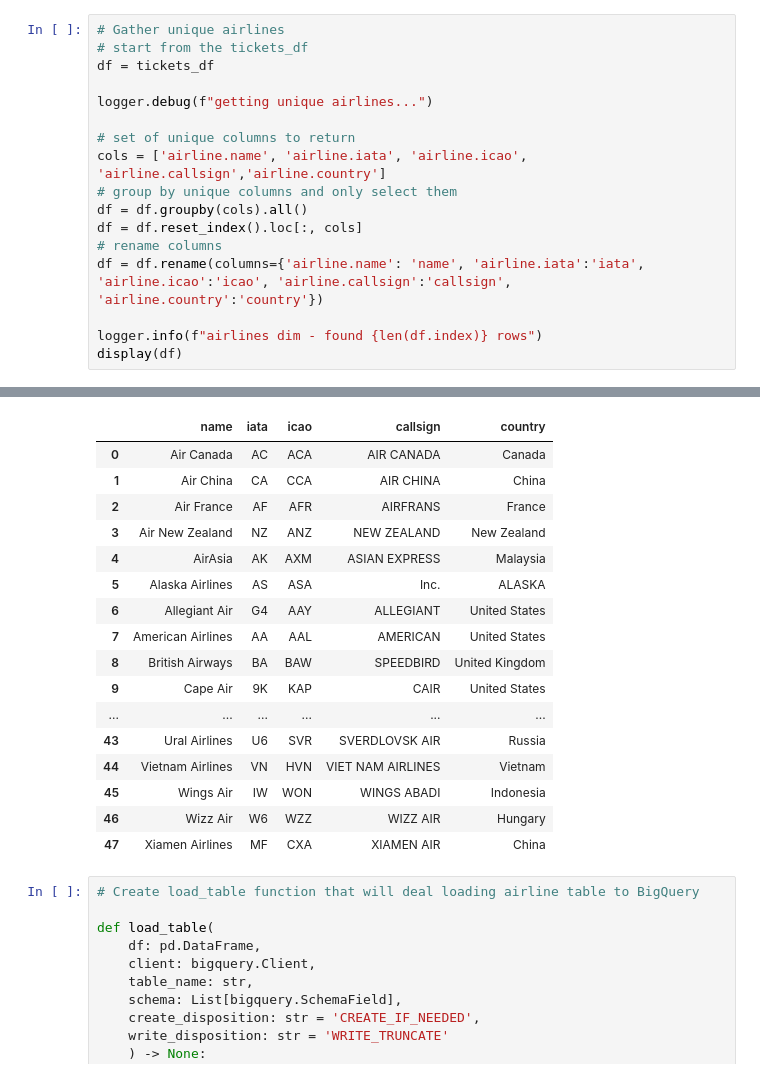
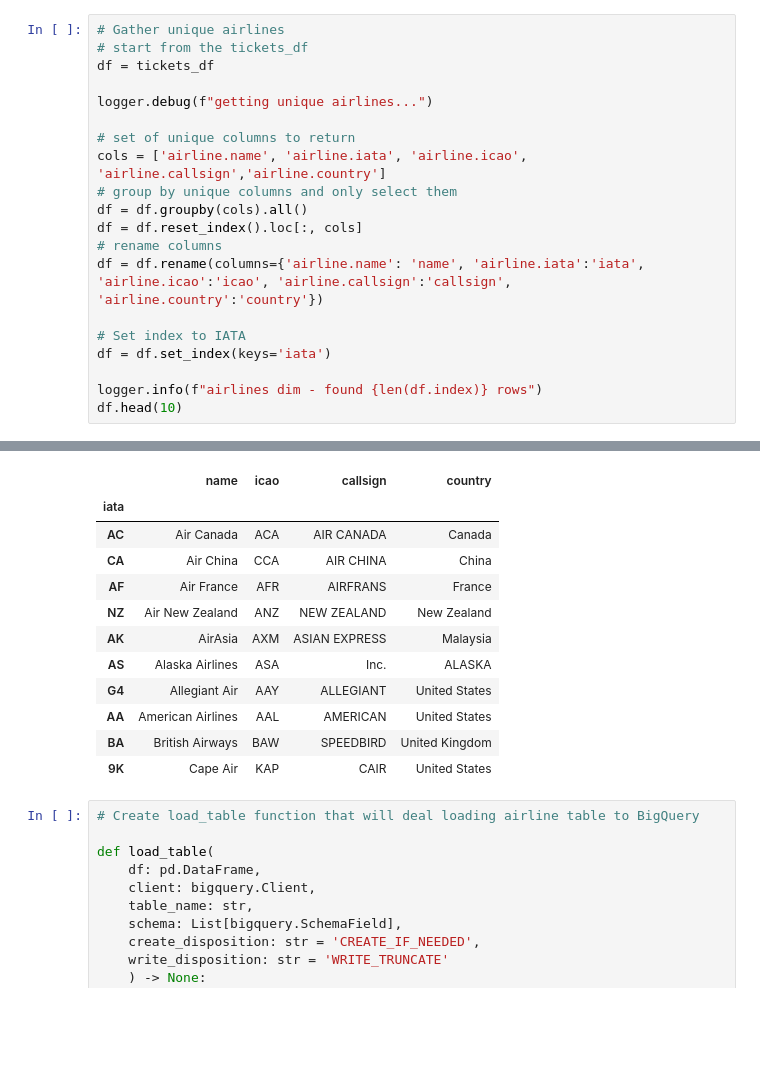
Before and after one commit to philiprobertovich/data-modeling, a Jupyter notebook: main.ipynb, the cells around one changed output, grey strips where cells are left out. Drawn from its saved outputs; the diff is of its cells as text; blank space fills up the shorter version.

```diff
--- a/main.ipynb
+++ b/main.ipynb
@@ -146,6 +147,9 @@ df = df.reset_index().loc[:, cols]
 # rename columns
 df = df.rename(columns={'airline.name': 'name', 'airline.iata':'iata', 'airline.icao':'icao', 'airline.callsign':'callsign', 'airline.country':'country'})
 
+# Set index to IATA
+df = df.set_index(keys='iata')
+
 logger.info(f"airlines dim - found {len(df.index)} rows")
-display(df)
+df.head(10)
 # %% [output]
@@ -154,20 +158,15 @@ display(df)
-|  | name | iata | icao | callsign | country |
-| 0 | Air Canada | AC | ACA | AIR CANADA | Canada |
-| 1 | Air China | CA | CCA | AIR CHINA | China |
-| 2 | Air France | AF | AFR | AIRFRANS | France |
-| 3 | Air New Zealand | NZ | ANZ | NEW ZEALAND | New Zealand |
-| 4 | AirAsia | AK | AXM | ASIAN EXPRESS | Malaysia |
-| 5 | Alaska Airlines | AS | ASA | Inc. | ALASKA |
-| 6 | Allegiant Air | G4 | AAY | ALLEGIANT | United States |
-| 7 | American Airlines | AA | AAL | AMERICAN | United States |
-| 8 | British Airways | BA | BAW | SPEEDBIRD | United Kingdom |
-| 9 | Cape Air | 9K | KAP | CAIR | United States |
-| ... | ... | ... | ... | ... | ... |
-| 43 | Ural Airlines | U6 | SVR | SVERDLOVSK AIR | Russia |
-| 44 | Vietnam Airlines | VN | HVN | VIET NAM AIRLINES | Vietnam |
-| 45 | Wings Air | IW | WON | WINGS ABADI | Indonesia |
-| 46 | Wizz Air | W6 | WZZ | WIZZ AIR | Hungary |
-| 47 | Xiamen Airlines | MF | CXA | XIAMEN AIR | China |
+|  | name | icao | callsign | country |
+| iata |  |  |  |  |
+| AC | Air Canada | ACA | AIR CANADA | Canada |
+| CA | Air China | CCA | AIR CHINA | China |
+| AF | Air France | AFR | AIRFRANS | France |
+| NZ | Air New Zealand | ANZ | NEW ZEALAND | New Zealand |
+| AK | AirAsia | AXM | ASIAN EXPRESS | Malaysia |
+| AS | Alaska Airlines | ASA | Inc. | ALASKA |
+| G4 | Allegiant Air | AAY | ALLEGIANT | United States |
+| AA | American Airlines | AAL | AMERICAN | United States |
+| BA | British Airways | BAW | SPEEDBIRD | United Kingdom |
+| 9K | Cape Air | KAP | CAIR | United States |
 # %%
 # Create load_table function that will deal loading airline table to BigQuery
 
```
Also changed, not shown: parts of 7 cells of this notebook.
